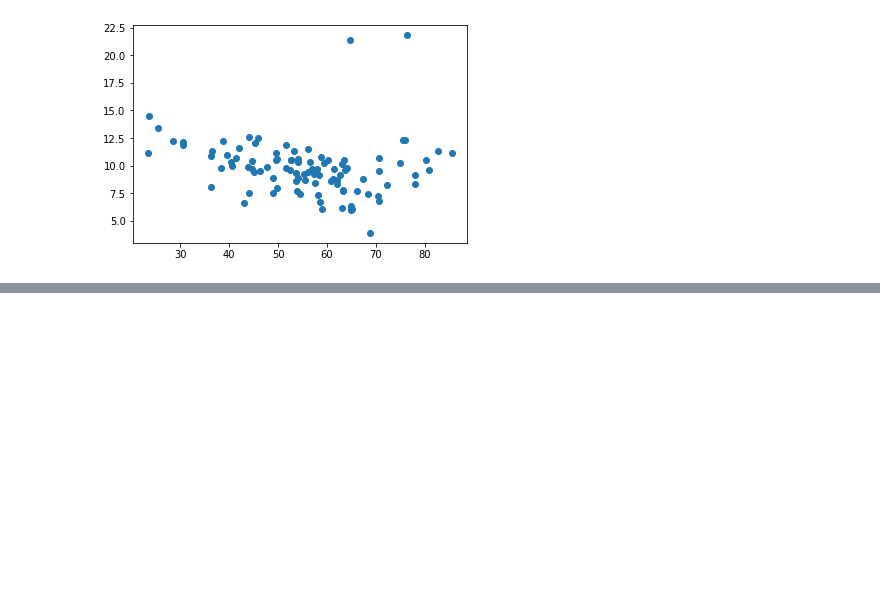
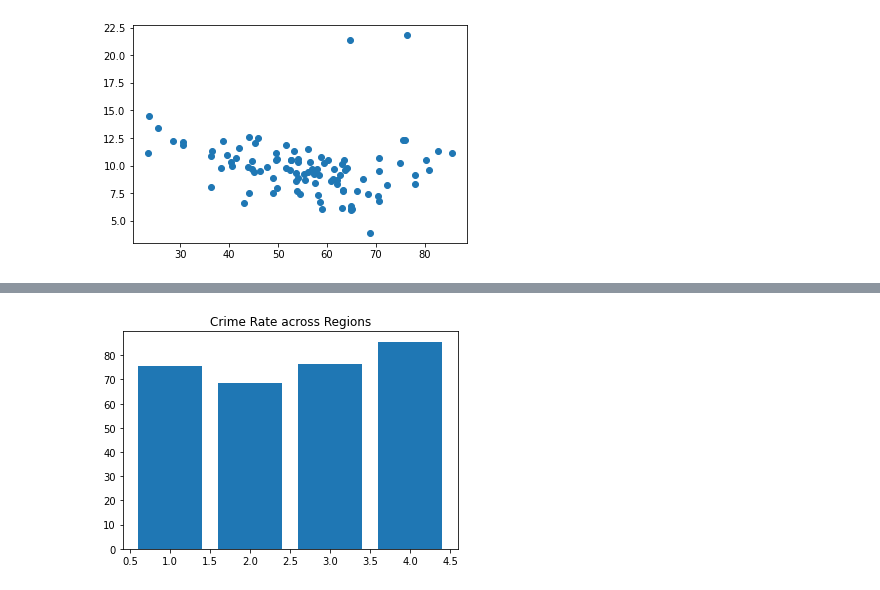
Before and after one commit to ravi260372/Data_Science_Python, a Jupyter notebook: DPhi_Data_Visualization.ipynb, the cells around one changed output, grey strips where cells are left out. Cells and saved outputs as stored; diff of their text form; code cells hidden in the pictures; blank space fills up the shorter version.

```diff
--- a/DPhi_Data_Visualization.ipynb
+++ b/DPhi_Data_Visualization.ipynb
@@ -86,0 +155,7 @@ plt.show(); # visualize the plot
+# %%
+# Verical distribution of crime-rate by region
+plt.bar(df.region , df.crime_rate)
+plt.title('Crime Rate across Regions')
+plt.show();
+# %% [output]
+[figure, added]
```
Also changed, not shown: parts of 38 cells of this notebook.
